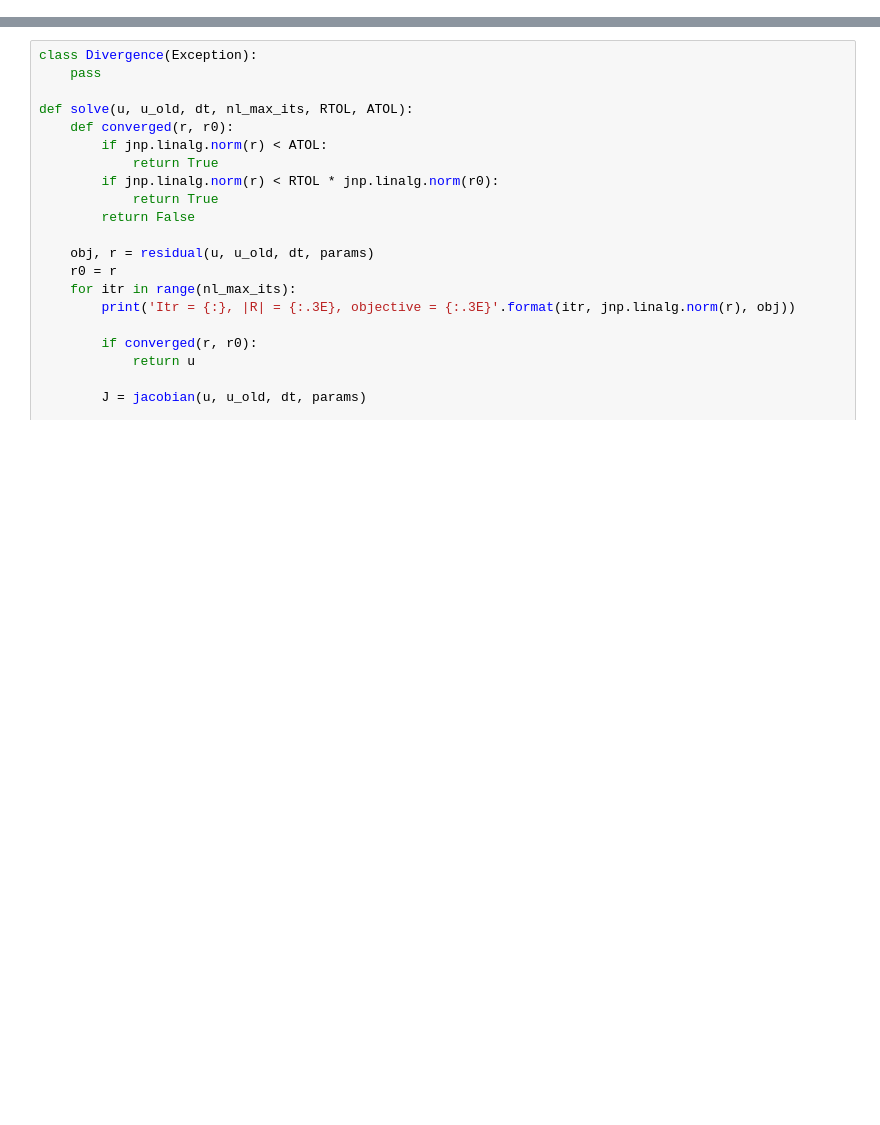
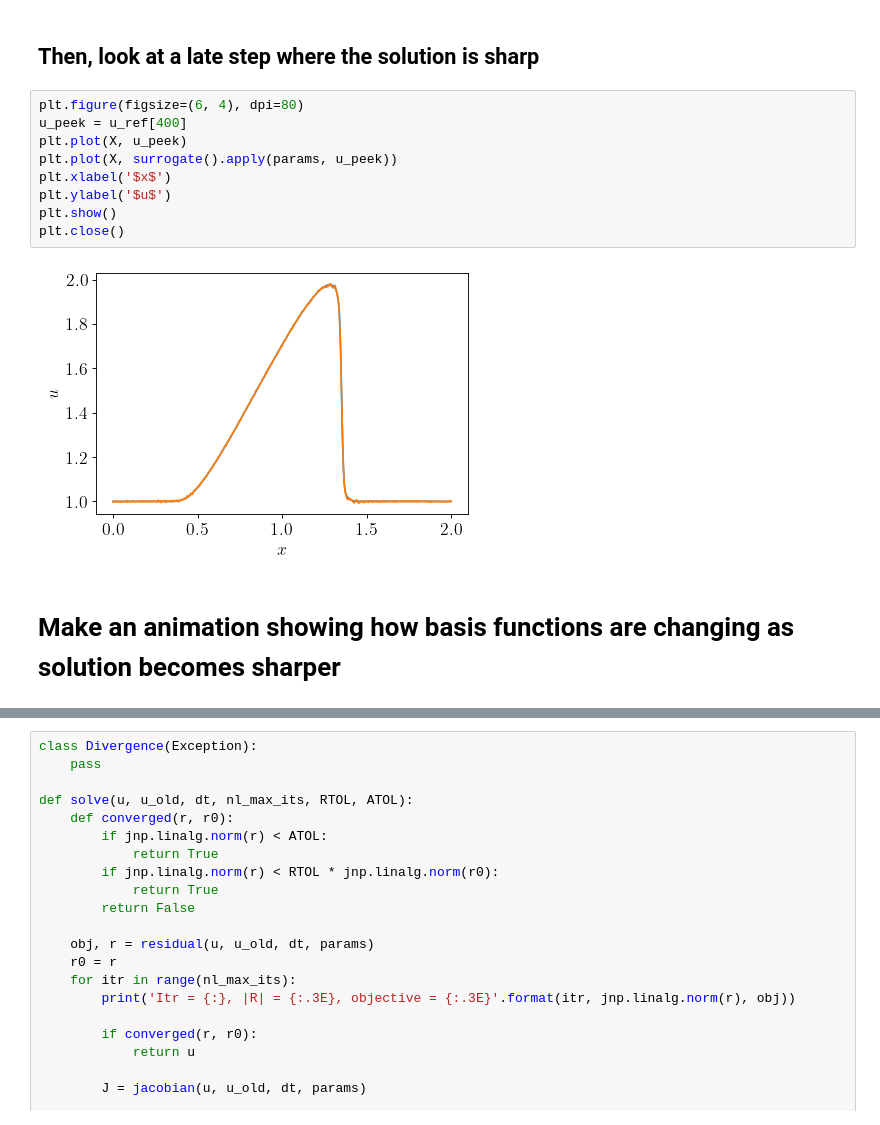
Before and after one commit to peiyichen1995/NM-ROM, a Jupyter notebook: NM_ROM_intrusive/solve.ipynb, the cells around one changed output, grey strips where cells are left out. Saved outputs shown, nothing was run; the diff lists cells and outputs as text; blank space fills up the shorter version.

```diff
--- a/NM_ROM_intrusive/solve.ipynb
+++ b/NM_ROM_intrusive/solve.ipynb
@@ -104 +123,16 @@ plt.rcParams.update({'font.size': 16})
+# %% [markdown]
+## Then, look at a late step where the solution is sharp
+# %%
+plt.figure(figsize=(6, 4), dpi=80)
+u_peek = u_ref[400]
+plt.plot(X, u_peek)
+plt.plot(X, surrogate().apply(params, u_peek))
+plt.xlabel('$x$')
+plt.ylabel('$u$')
+plt.show()
+plt.close()
+# %% [output]
+[figure, added]
+# %% [markdown]
+# Make an animation showing how basis functions are changing as solution becomes sharper
 # %%
```
Also changed, not shown: parts of 35 cells of this notebook, 17 other files.
